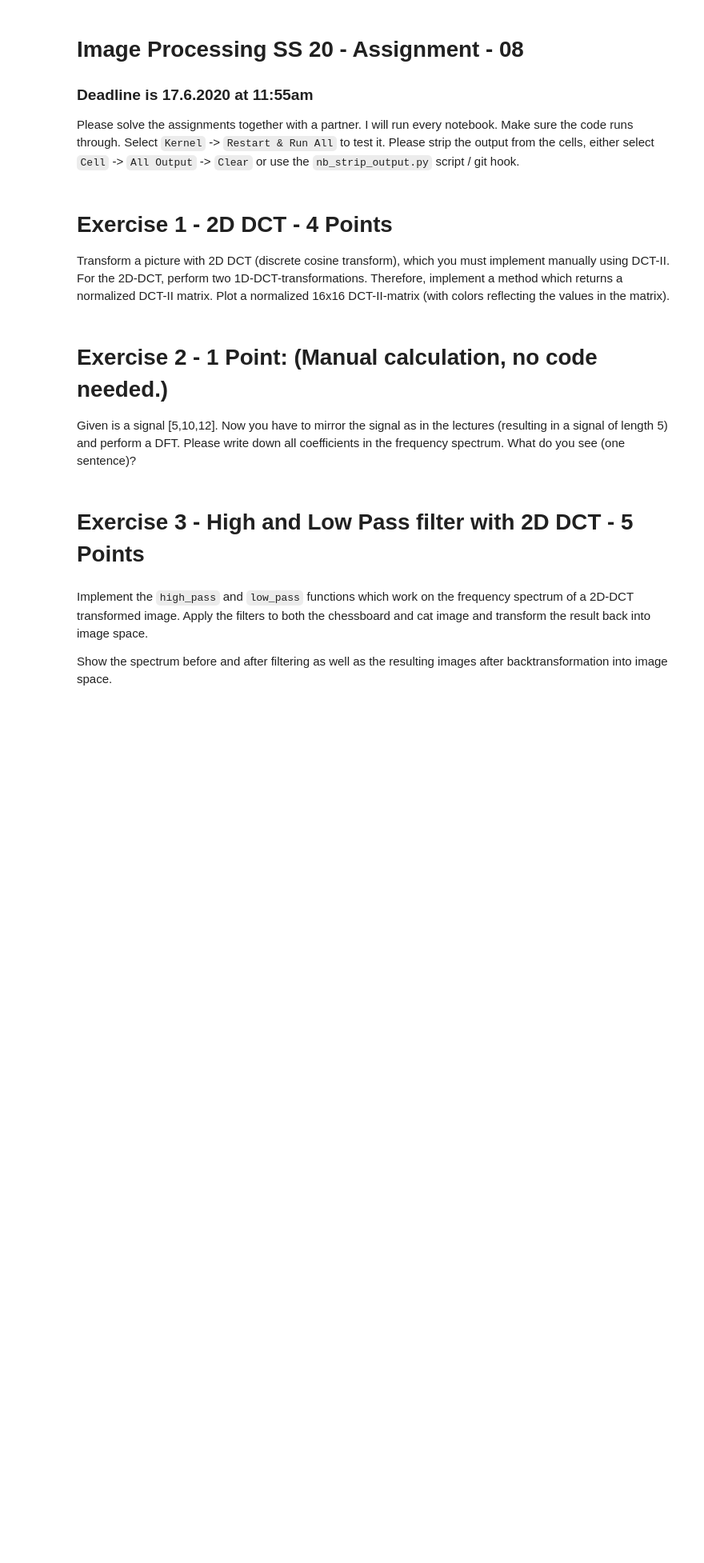
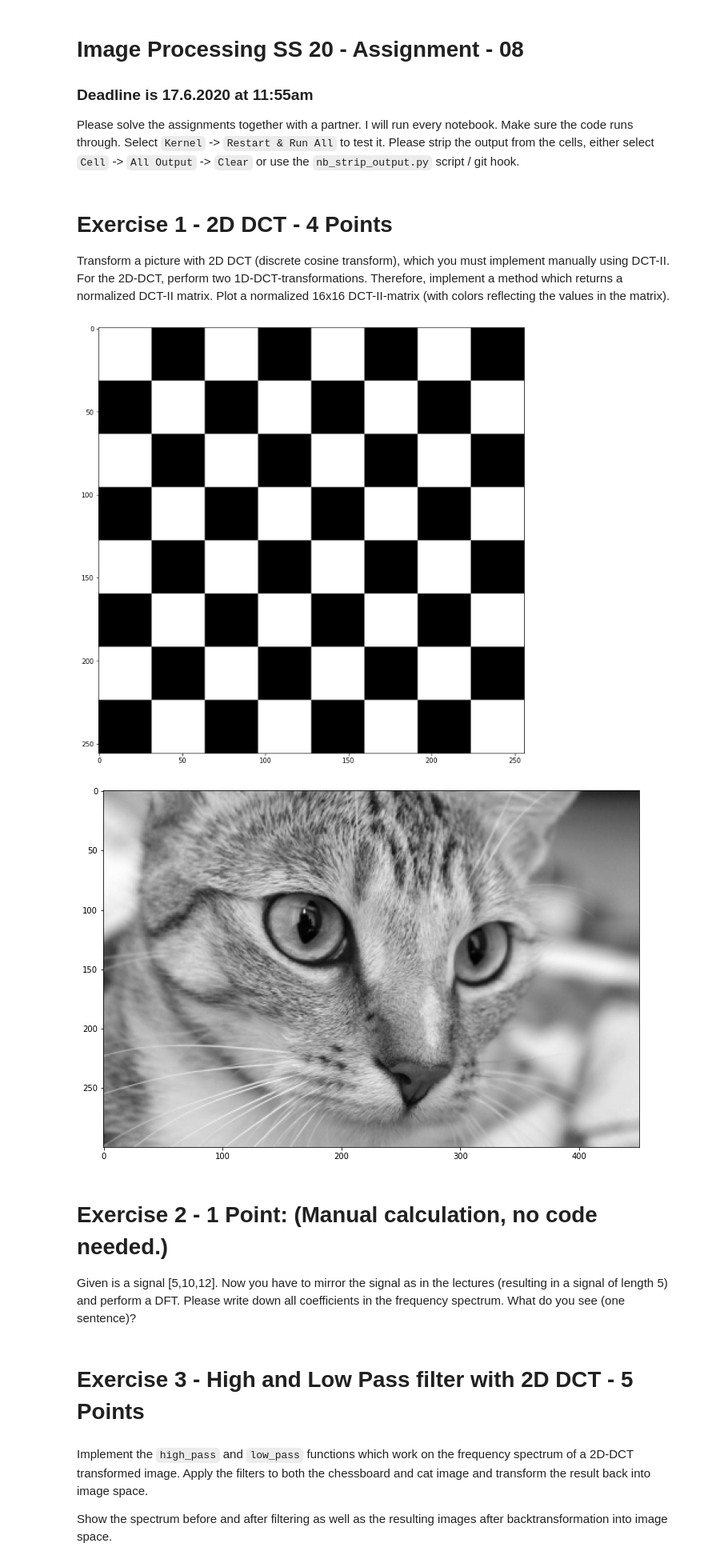
Before and after one commit to oleksa-oleksa/Image_Processing_SS2020_FU_Berlin, a Jupyter notebook: assignments/08_assignment.ipynb, the cells around one changed output. Shown at 80% size. Saved outputs shown, nothing was run; the diff lists cells and outputs as text; code cells hidden in the pictures; blank space fills up the shorter version.

```diff
--- a/assignments/08_assignment.ipynb
+++ b/assignments/08_assignment.ipynb
@@ -58,3 +26,82 @@ for pic in [chess_board(), rgb2gray(chelsea())/255]:
+# %%
+def dct1d(line):
+    """
+    Returns the discrete cosine transformation
+    https://en.wikipedia.org/wiki/Discrete_cosine_transform#DCT-II
+    """
+    N = len(line)
+    result = np.zeros(N, dtype=float)
+
+    ns = np.arange(N)
+    for k in range(N):
+        result[k] = np.sum(line[ns]*np.cos((np.pi*(ns+0.5)*k)/N))
+
+    return result
+
+def dct2d(img):
+    """
+    Returns the 2d discrete cosine transformation
+    https://en.wikipedia.org/wiki/Discrete_cosine_transform#M-D_DCT-II
+    """
+    # your code here
+    N1 = img.shape[0]
+    N2 = img.shape[1]
+    first = np.ones([N1, N2], dtype=float)
+    second = np.ones([N1, N2], dtype=float)
+
+    # the one-dimensional DCT-II performed along the rows
+    first = np.apply_along_axis(dct1d, 0, img)
+    # along the columns
+    second = np.apply_along_axis(dct1d, 1, first)
+    # print("debug")
+    return second
+
+
+def inv_dct1d(line):
+
+    N = len(line)
+    result = np.zeros(N, dtype=float)
+
+    ns = np.arange(1, N)
+    for k in range(N):
+        result[k] = (0.5 * line[0]) + np.sum(line[ns]*np.cos((np.pi*(k+0.5)*ns)/N))
+
+    return result
+
+
+def inv_dct2d(x):
+    """
+    Returns the 2d inverse discrete cosine transformation
+    The inverse of DCT-II is DCT-III multiplied by 2/N an
+    """
+    # your code here
+    N1 = x.shape[0]
+    N2 = x.shape[1]
+    first = np.ones([N1, N2], dtype=float)
+    second = np.ones([N1, N2], dtype=float)
+
+    first = np.apply_along_axis(inv_dct1d, 0, x)
+    second = np.apply_along_axis(inv_dct1d, 1, first)
+    return second
+
+def chess_board(n=8, field_size=32):
+    board = np.zeros((n*field_size, n*field_size))
+    s = field_size
+    for i in range(n):
+        for j in range(n):
+            if (i + j) % 2 == 0:
+                board[i*s:(i+1)*s, j*s:(j+1)*s] = 1
+    return board
+
+
+
+for pic in [chess_board(), rgb2gray(chelsea())/255]:
+    #plt.imshow(dct2d(pic), cmap='gray')
+    plt.imshow(inv_dct2d(dct2d(pic)), cmap='gray')
+    plt.show()
+# %% [output]
+[figure, added]
+[figure, added]
 # %% [markdown]
 # Exercise 2 - 1 Point: (Manual calculation, no code needed.)
 
```
Also changed, not shown: parts of 4 cells of this notebook.
